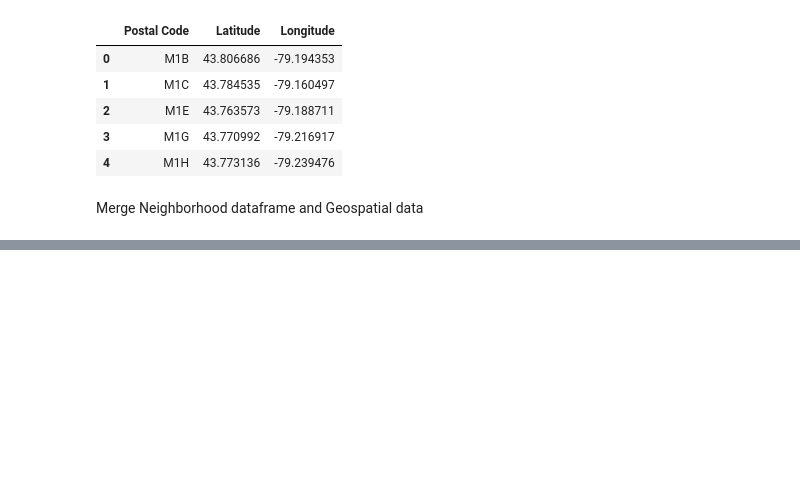
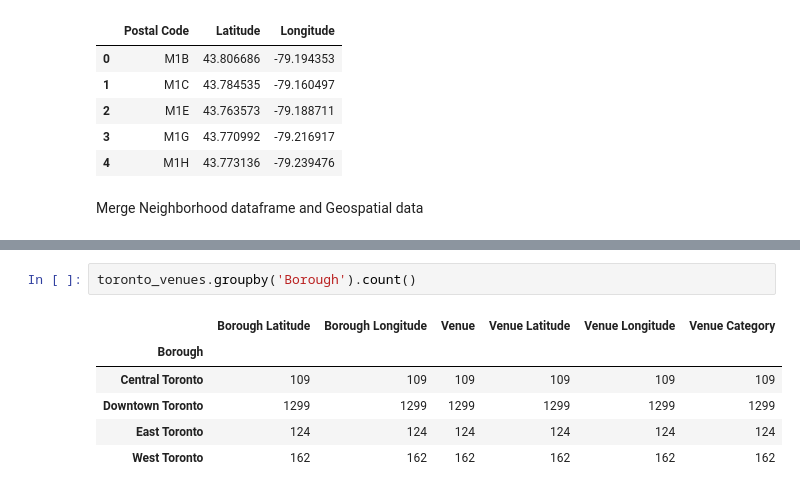
Before and after one commit to phitsanup/Coursera_Capstone, a Jupyter notebook: Segmenting and Clustering in Toronto.ipynb, the cells around one changed output, grey strips where cells are left out. Cells and saved outputs as stored; diff of their text form; blank space fills up the shorter version.

```diff
--- a/Segmenting and Clustering in Toronto.ipynb
+++ b/Segmenting and Clustering in Toronto.ipynb
@@ -107,0 +262,9 @@ df.head()
+# %%
+toronto_venues.groupby('Borough').count()
+# %% [output]
+|  | Borough Latitude | Borough Longitude | Venue | Venue Latitude | Venue Longitude | Venue Category |
+| Borough |  |  |  |  |  |  |
+| Central Toronto | 109 | 109 | 109 | 109 | 109 | 109 |
+| Downtown Toronto | 1299 | 1299 | 1299 | 1299 | 1299 | 1299 |
+| East Toronto | 124 | 124 | 124 | 124 | 124 | 124 |
+| West Toronto | 162 | 162 | 162 | 162 | 162 | 162 |
```
Also changed, not shown: parts of 17 cells of this notebook.
